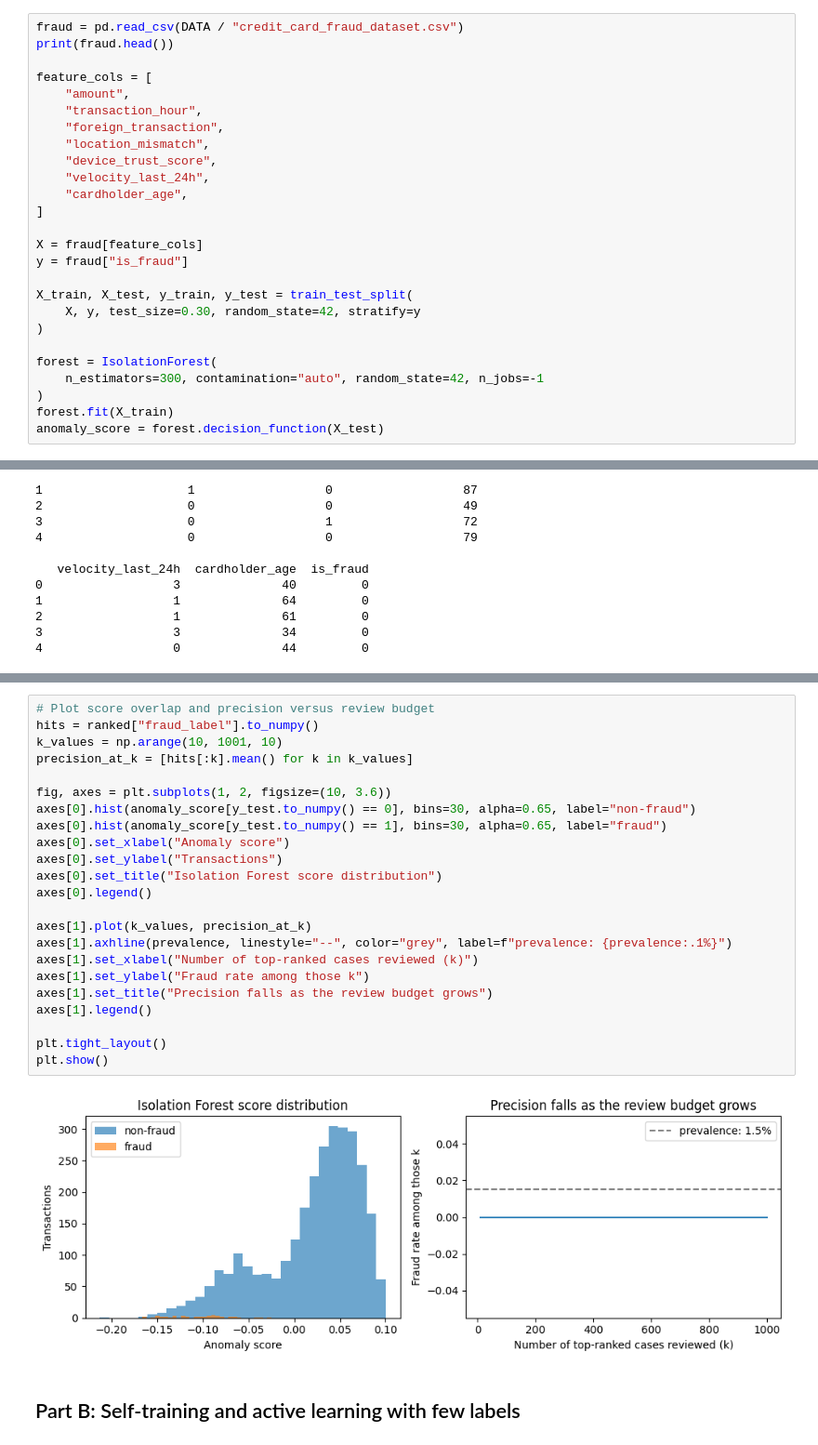
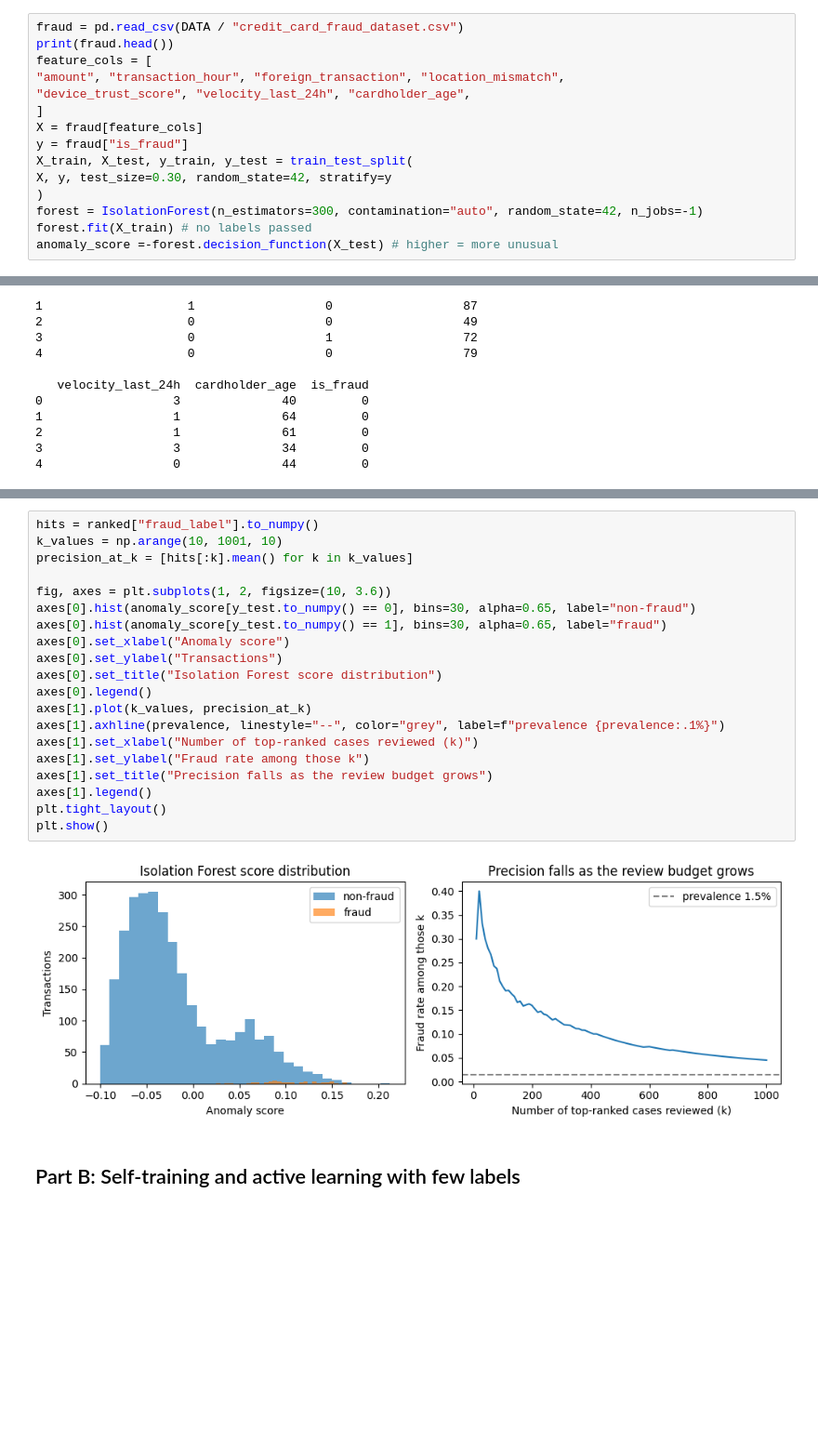
Before and after one commit to alvaroanggia/TEB3123-Machine-Learning, a Jupyter notebook: all_experiments/22006372_Lab05_UnsupervisedLearning.ipynb, the cells around one changed output, grey strips where cells are left out. Shown at 93% size. Cells and saved outputs as stored; diff of their text form; blank space fills up the shorter version.

```diff
--- a/all_experiments/22006372_Lab05_UnsupervisedLearning.ipynb
+++ b/all_experiments/22006372_Lab05_UnsupervisedLearning.ipynb
@@ -18,29 +18,18 @@ DATA = PROJECT_ROOT / "all_datasets"
 # %%
 fraud = pd.read_csv(DATA / "credit_card_fraud_dataset.csv")
 print(fraud.head())
-
 feature_cols = [
-    "amount",
-    "transaction_hour",
-    "foreign_transaction",
-    "location_mismatch",
-    "device_trust_score",
-    "velocity_last_24h",
-    "cardholder_age",
+"amount", "transaction_hour", "foreign_transaction", "location_mismatch",
+"device_trust_score", "velocity_last_24h", "cardholder_age",
 ]
-
 X = fraud[feature_cols]
 y = fraud["is_fraud"]
-
 X_train, X_test, y_train, y_test = train_test_split(
-    X, y, test_size=0.30, random_state=42, stratify=y
+X, y, test_size=0.30, random_state=42, stratify=y
 )
-
-forest = IsolationForest(
-    n_estimators=300, contamination="auto", random_state=42, n_jobs=-1
-)
-forest.fit(X_train)
-anomaly_score = forest.decision_function(X_test)
+forest = IsolationForest(n_estimators=300, contamination="auto", random_state=42, n_jobs=-1)
+forest.fit(X_train) # no labels passed
+anomaly_score =-forest.decision_function(X_test) # higher = more unusual
 # %% [output]
    transaction_id  amount  transaction_hour merchant_category  \
 0               1   84.47                22       Electronics
@@ -100,28 +85,25 @@ fraud found in the top 100: 0%
 # %%
-# Plot score overlap and precision versus review budget
 hits = ranked["fraud_label"].to_numpy()
 k_values = np.arange(10, 1001, 10)
 precision_at_k = [hits[:k].mean() for k in k_values]
 
 fig, axes = plt.subplots(1, 2, figsize=(10, 3.6))
 axes[0].hist(anomaly_score[y_test.to_numpy() == 0], bins=30, alpha=0.65, label="non-fraud")
 axes[0].hist(anomaly_score[y_test.to_numpy() == 1], bins=30, alpha=0.65, label="fraud")
 axes[0].set_xlabel("Anomaly score")
 axes[0].set_ylabel("Transactions")
 axes[0].set_title("Isolation Forest score distribution")
 axes[0].legend()
-
 axes[1].plot(k_values, precision_at_k)
-axes[1].axhline(prevalence, linestyle="--", color="grey", label=f"prevalence: {prevalence:.1%}")
+axes[1].axhline(prevalence, linestyle="--", color="grey", label=f"prevalence {prevalence:.1%}")
 axes[1].set_xlabel("Number of top-ranked cases reviewed (k)")
 axes[1].set_ylabel("Fraud rate among those k")
 axes[1].set_title("Precision falls as the review budget grows")
 axes[1].legend()
-
 plt.tight_layout()
 plt.show()
 # %% [output]
-[figure, old version]
+[figure, new version]
 # %% [markdown]
 ## Part B: Self-training and active learning with few labels
 # %%
```
Also changed, not shown: parts of 7 cells of this notebook.
